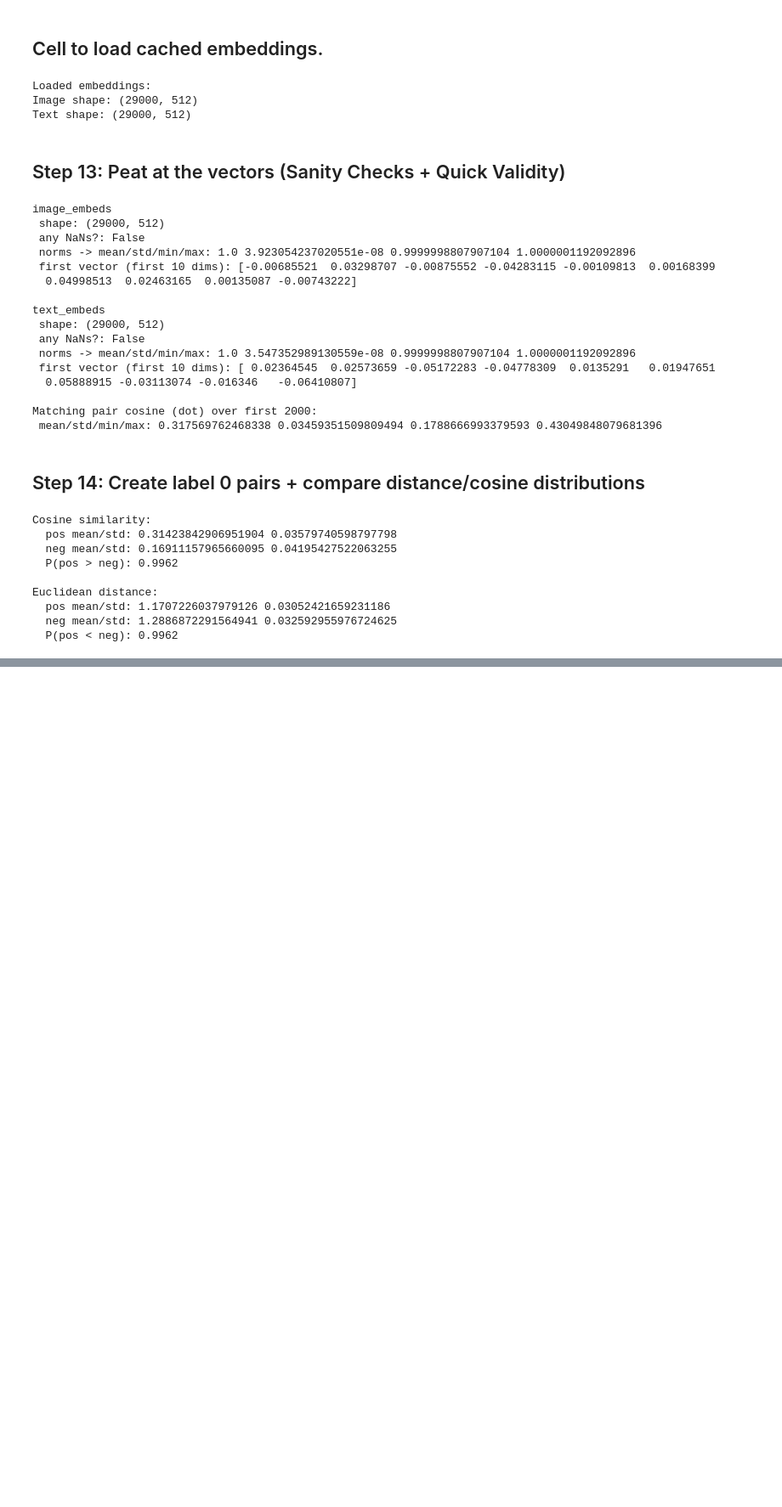
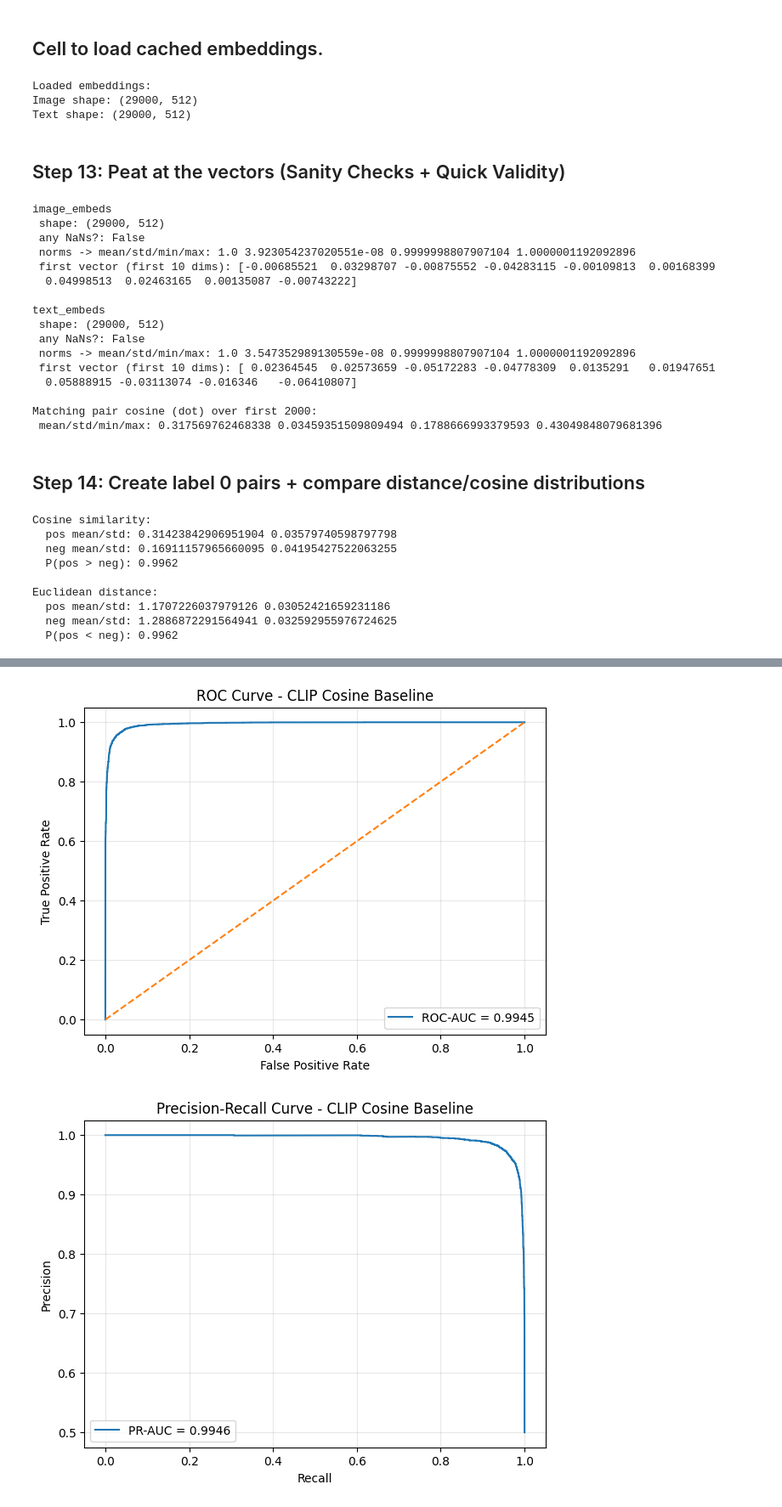
Before and after one commit to vs-06/Project_C-Refocus, a Jupyter notebook: MSDS_Project_Team3_CLIP_Implementation.ipynb, the cells around one changed output, grey strips where cells are left out. Shown at 85% size. Saved outputs shown, nothing was run; the diff lists cells and outputs as text; code cells hidden in the pictures; blank space fills up the shorter version.

```diff
--- a/MSDS_Project_Team3_CLIP_Implementation.ipynb
+++ b/MSDS_Project_Team3_CLIP_Implementation.ipynb
@@ -588,0 +593,78 @@ Euclidean distance:
+# %%
+import numpy as np
+from sklearn.metrics import roc_auc_score, average_precision_score, roc_curve, precision_recall_curve
+import matplotlib.pyplot as plt
+
+# -----------------------------
+# Build positive and negative scores
+# -----------------------------
+K = 5000
+SEED = 42
+rng = np.random.default_rng(SEED)
+
+N = len(image_embeds)
+
+# Positive pairs: (i, i)
+pos_i = rng.choice(N, size=K, replace=False)
+pos_j = pos_i
+
+# Negative pairs: (i, j) where j != i
+neg_i = pos_i.copy()
+neg_j = rng.choice(N, size=K, replace=True)
+mask = (neg_j == neg_i)
+while mask.any():
+    neg_j[mask] = rng.choice(N, size=mask.sum(), replace=True)
+    mask = (neg_j == neg_i)
+
+Vi_pos = np.array(image_embeds[pos_i], dtype=np.float32)
+Vt_pos = np.array(text_embeds[pos_j], dtype=np.float32)
+
+Vi_neg = np.array(image_embeds[neg_i], dtype=np.float32)
+Vt_neg = np.array(text_embeds[neg_j], dtype=np.float32)
+
+# Cosine similarity because embeddings are normalized
+cos_pos = (Vi_pos * Vt_pos).sum(axis=1)
+cos_neg = (Vi_neg * Vt_neg).sum(axis=1)
+
+# Labels and scores
+y_true = np.concatenate([np.ones(K), np.zeros(K)])
+scores = np.concatenate([cos_pos, cos_neg])  # higher = more likely positive
+
+# -----------------------------
+# Metrics
+# -----------------------------
+roc_auc = roc_auc_score(y_true, scores)
+pr_auc = average_precision_score(y_true, scores)
+
+print(f"ROC-AUC: {roc_auc:.4f}")
+print(f"PR-AUC : {pr_auc:.4f}")
+
+# -----------------------------
+# ROC Curve
+# -----------------------------
+fpr, tpr, _ = roc_curve(y_true, scores)
+
+plt.figure(figsize=(7, 5))
+plt.plot(fpr, tpr, label=f"ROC-AUC = {roc_auc:.4f}")
+plt.plot([0, 1], [0, 1], linestyle="--")
+plt.xlabel("False Positive Rate")
+plt.ylabel("True Positive Rate")
+plt.title("ROC Curve - CLIP Cosine Baseline")
+plt.legend()
+plt.grid(True, alpha=0.3)
+plt.show()
+
+# -----------------------------
+# PR Curve
+# -----------------------------
+precision, recall, _ = precision_recall_curve(y_true, scores)
+
+plt.figure(figsize=(7, 5))
+plt.plot(recall, precision, label=f"PR-AUC = {pr_auc:.4f}")
+plt.xlabel("Recall")
+plt.ylabel("Precision")
+plt.title("Precision-Recall Curve - CLIP Cosine Baseline")
+plt.legend()
+plt.grid(True, alpha=0.3)
+plt.show()
+# %% [output]
@@ -588,0 +673,2 @@ Euclidean distance:
+[figure, added]
+[figure, added]
```
Also changed, not shown: parts of 13 cells of this notebook.
